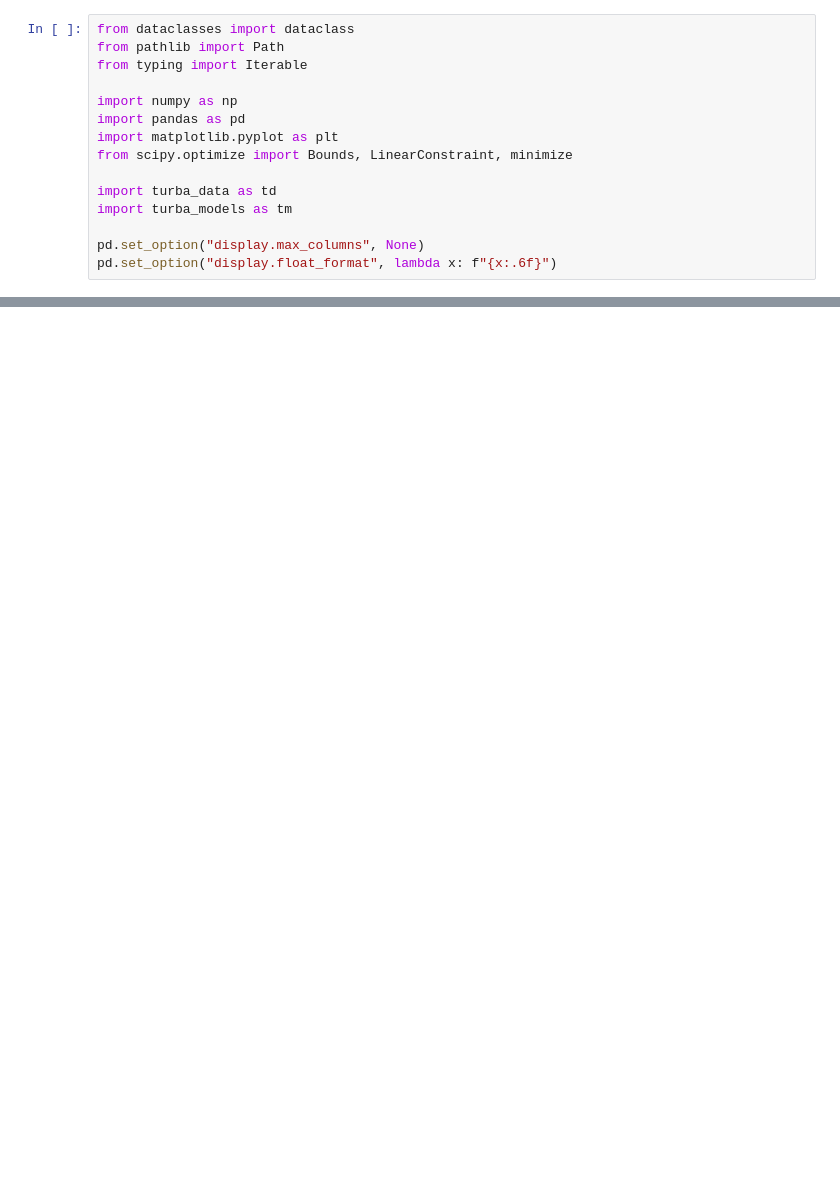
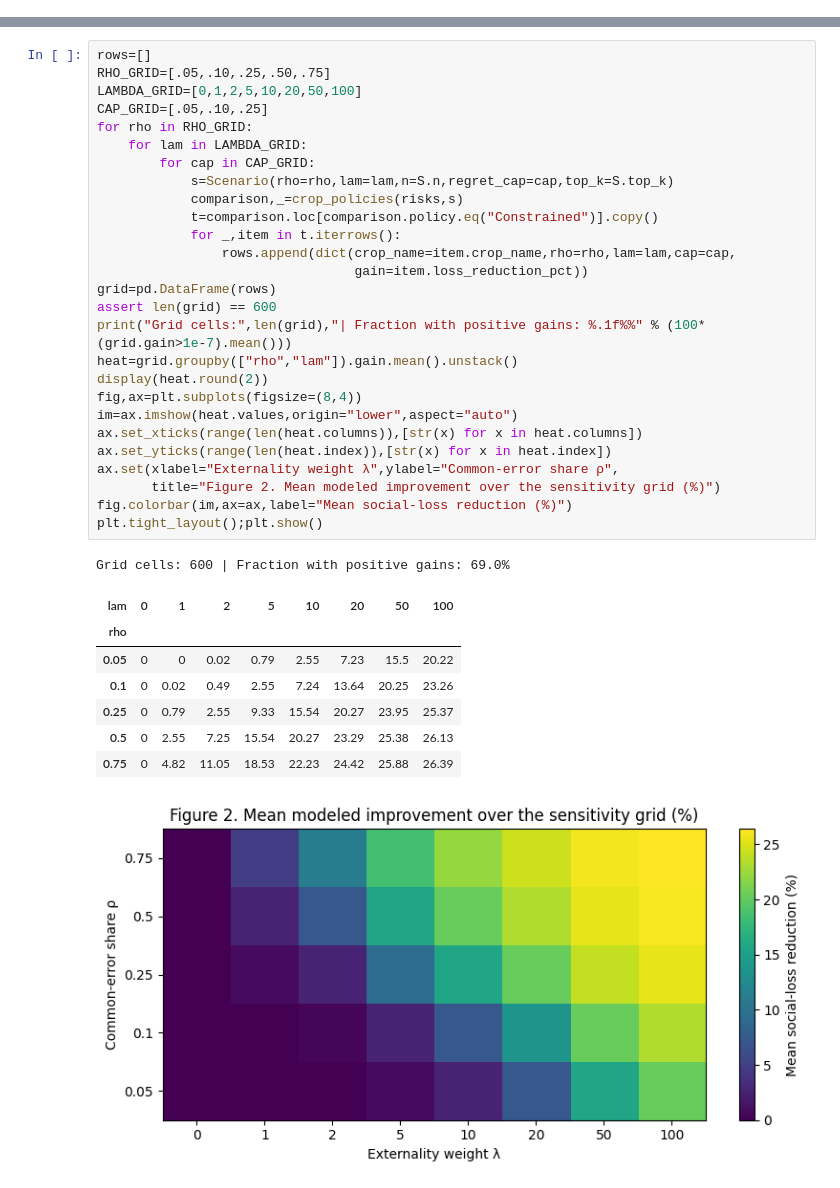
Before and after one commit to abdelghanibelgaid/algorithmic-monoculture-fertilizer, a Jupyter notebook: algorithmic-monoculture-fertilizer.ipynb, the cells around one changed output, grey strips where cells are left out. Cells and saved outputs as stored; diff of their text form; blank space fills up the shorter version.

```diff
--- a/algorithmic-monoculture-fertilizer.ipynb
+++ b/algorithmic-monoculture-fertilizer.ipynb
@@ -21,15 +0,0 @@ Note: you may need to restart the kernel to use updated packages.
-# %%
-from dataclasses import dataclass
-from pathlib import Path
-from typing import Iterable
-
-import numpy as np
-import pandas as pd
-import matplotlib.pyplot as plt
-from scipy.optimize import Bounds, LinearConstraint, minimize
-
-import turba_data as td
-import turba_models as tm
-
-pd.set_option("display.max_columns", None)
-pd.set_option("display.float_format", lambda x: f"{x:.6f}")
@@ -1086,0 +396,37 @@ plt.show()
+# %%
+rows=[]
+RHO_GRID=[.05,.10,.25,.50,.75]
+LAMBDA_GRID=[0,1,2,5,10,20,50,100]
+CAP_GRID=[.05,.10,.25]
+for rho in RHO_GRID:
+    for lam in LAMBDA_GRID:
+        for cap in CAP_GRID:
+            s=Scenario(rho=rho,lam=lam,n=S.n,regret_cap=cap,top_k=S.top_k)
+            comparison,_=crop_policies(risks,s)
+            t=comparison.loc[comparison.policy.eq("Constrained")].copy()
+            for _,item in t.iterrows():
+                rows.append(dict(crop_name=item.crop_name,rho=rho,lam=lam,cap=cap,
+                                 gain=item.loss_reduction_pct))
+grid=pd.DataFrame(rows)
+assert len(grid) == 600
+print("Grid cells:",len(grid),"| Fraction with positive gains: %.1f%%" % (100*(grid.gain>1e-7).mean()))
+heat=grid.groupby(["rho","lam"]).gain.mean().unstack()
+display(heat.round(2))
+fig,ax=plt.subplots(figsize=(8,4))
+im=ax.imshow(heat.values,origin="lower",aspect="auto")
+ax.set_xticks(range(len(heat.columns)),[str(x) for x in heat.columns])
+ax.set_yticks(range(len(heat.index)),[str(x) for x in heat.index])
+ax.set(xlabel="Externality weight λ",ylabel="Common-error share ρ",
+       title="Figure 2. Mean modeled improvement over the sensitivity grid (%)")
+fig.colorbar(im,ax=ax,label="Mean social-loss reduction (%)")
+plt.tight_layout();plt.show()
+# %% [output]
+Grid cells: 600 | Fraction with positive gains: 69.0%
+| lam | 0 | 1 | 2 | 5 | 10 | 20 | 50 | 100 |
+| rho |  |  |  |  |  |  |  |  |
+| 0.05 | 0 | 0 | 0.02 | 0.79 | 2.55 | 7.23 | 15.5 | 20.22 |
+| 0.1 | 0 | 0.02 | 0.49 | 2.55 | 7.24 | 13.64 | 20.25 | 23.26 |
+| 0.25 | 0 | 0.79 | 2.55 | 9.33 | 15.54 | 20.27 | 23.95 | 25.37 |
+| 0.5 | 0 | 2.55 | 7.25 | 15.54 | 20.27 | 23.29 | 25.38 | 26.13 |
+| 0.75 | 0 | 4.82 | 11.05 | 18.53 | 22.23 | 24.42 | 25.88 | 26.39 |
+[figure, added]
```
Also changed, not shown: parts of 64 cells of this notebook, 1 other file.
